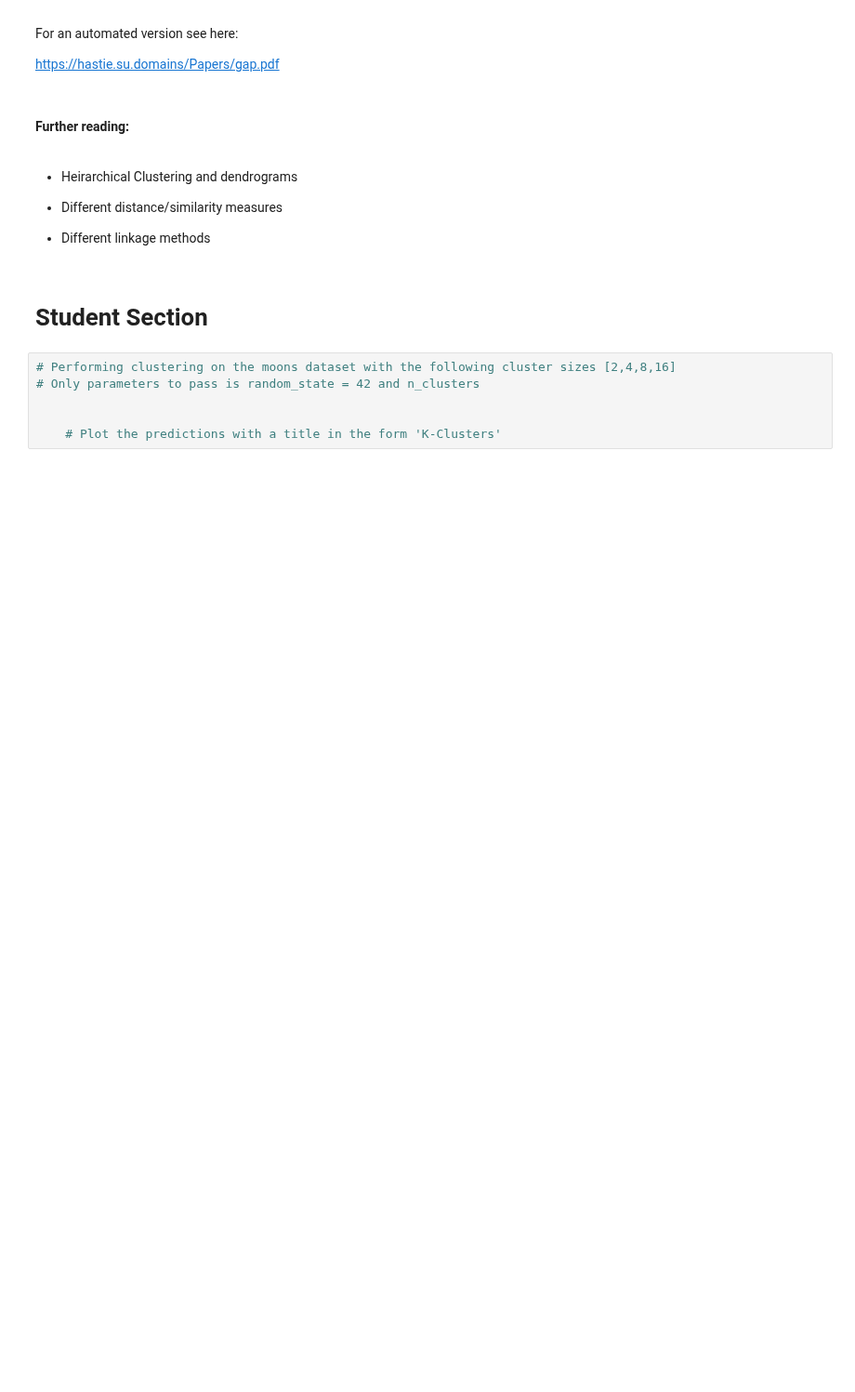
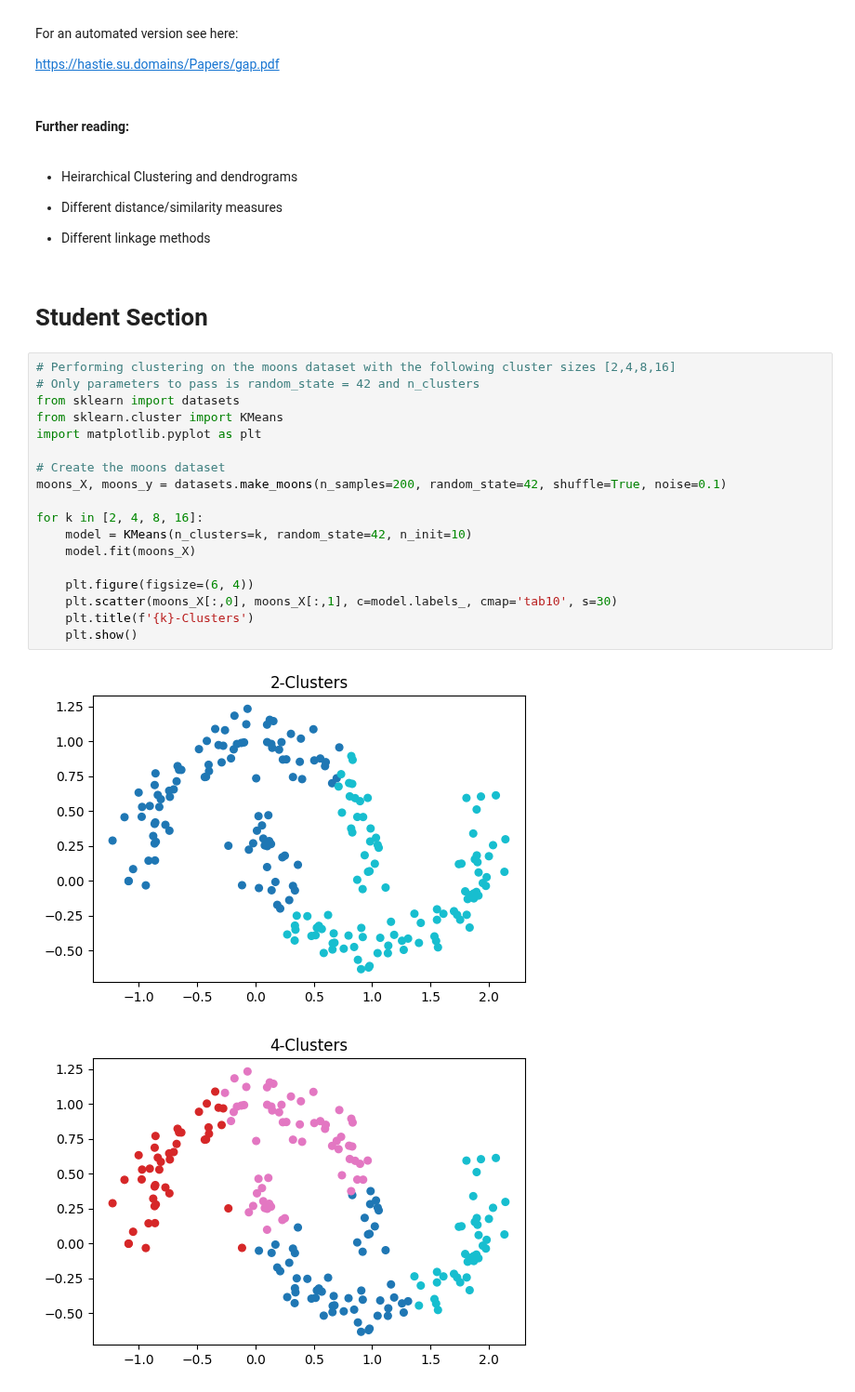
Before and after one commit to Joe-Bresee/data-mining, a Jupyter notebook: labs/lab_04_kmeans_post.ipynb, the cells around one changed output. Shown at 93% size. Cells and saved outputs as stored; diff of their text form; blank space fills up the shorter version.

```diff
--- a/labs/lab_04_kmeans_post.ipynb
+++ b/labs/lab_04_kmeans_post.ipynb
@@ -145,9 +145,24 @@ https://hastie.su.domains/Papers/gap.pdf
 - Different linkage methods
 # %% [markdown]
 # Student Section
-# %%
-# Performing clustering on the moons dataset with the following cluster sizes [2,4,8,16]
-# Only parameters to pass is random_state = 42 and n_clusters
-
-
-    # Plot the predictions with a title in the form 'K-Clusters'
+# %%
+# Performing clustering on the moons dataset with the following cluster sizes [2,4,8,16]
+# Only parameters to pass is random_state = 42 and n_clusters
+from sklearn import datasets
+from sklearn.cluster import KMeans
+import matplotlib.pyplot as plt
+
+# Create the moons dataset
+moons_X, moons_y = datasets.make_moons(n_samples=200, random_state=42, shuffle=True, noise=0.1)
+
+for k in [2, 4, 8, 16]:
+    model = KMeans(n_clusters=k, random_state=42, n_init=10)
+    model.fit(moons_X)
+
+    plt.figure(figsize=(6, 4))
+    plt.scatter(moons_X[:,0], moons_X[:,1], c=model.labels_, cmap='tab10', s=30)
+    plt.title(f'{k}-Clusters')
+    plt.show()
+# %% [output]
+[figure, added]
+[figure, added]
```
Also changed, not shown: parts of 1 cell of this notebook.
